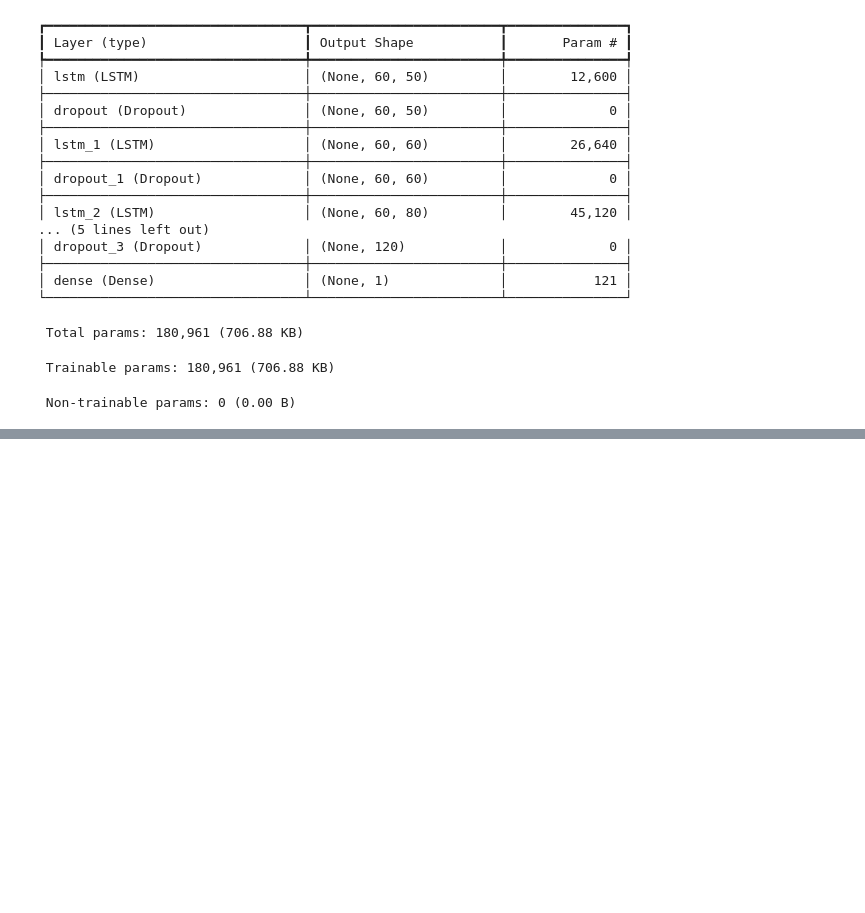
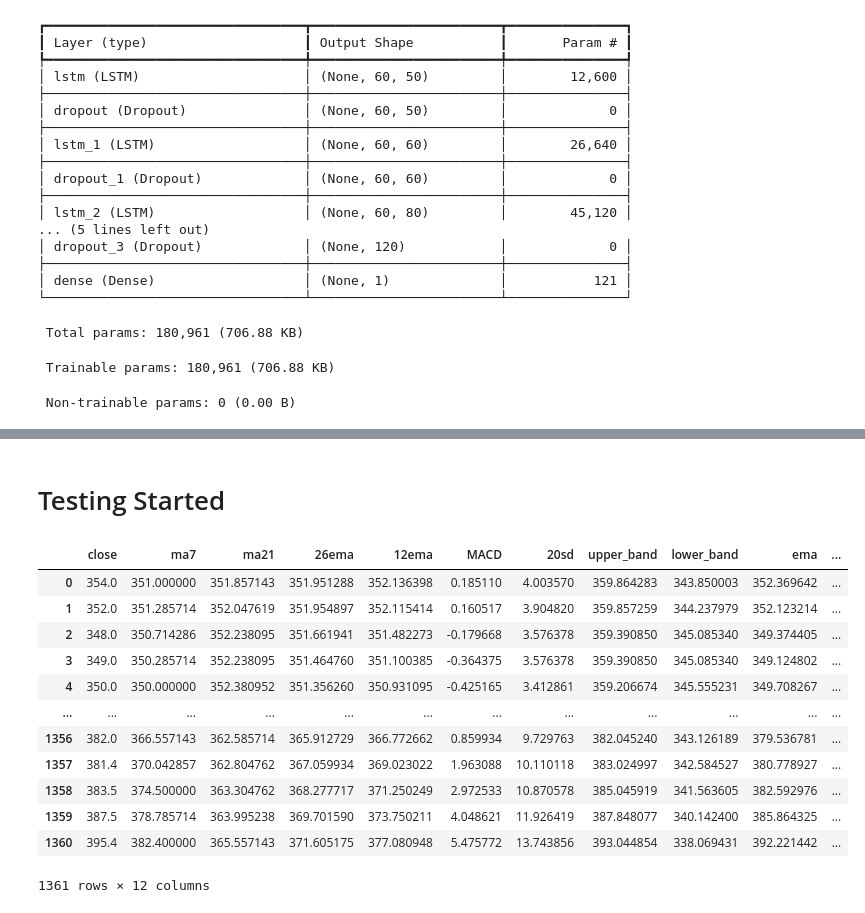
Before and after one commit to SamirWagle/Stock-Market-Prediction-using-RSI-and-MACD, a Jupyter notebook: stockpredict.ipynb, the cells around one changed output, grey strips where cells are left out. Drawn from its saved outputs; the diff is of its cells as text; code cells hidden in the pictures; blank space fills up the shorter version.

Commit message:
indexing should be corrected. Web implementation left. Others are complete till now

```diff
--- a/stockpredict.ipynb
+++ b/stockpredict.ipynb
@@ -266,7 +266,7 @@ data_training
 | 2019-01-30 | 339.0 | 341.285714 | 345.095238 | 344.578286 | 342.787929 | -1.790357 | 3.645611 | 352.386459 | 337.804017 | 339.707903 | ... |
 1901 rows × 12 columns
 # %%
-data_testing = df[df.index >= '2019-01-31'].copy()
+data_testing = df[df.index >= '2022-01-31'].copy()
 data_testing
 # %% [output]
 |  | close | ma7 | ma21 | 26ema | 12ema | MACD | 20sd | upper_band | lower_band | ema | ... |
@@ -358,0 +382,21 @@ Model: "sequential"
+# %% [markdown]
+# Testing Started
+# %%
+past_60 = data_training.tail(60)
+
+dt = pd.concat([past_60, data_testing], ignore_index=True)
+dt
+# %% [output]
+|  | close | ma7 | ma21 | 26ema | 12ema | MACD | 20sd | upper_band | lower_band | ema | ... |
+| 0 | 354.0 | 351.000000 | 351.857143 | 351.951288 | 352.136398 | 0.185110 | 4.003570 | 359.864283 | 343.850003 | 352.369642 | ... |
+| 1 | 352.0 | 351.285714 | 352.047619 | 351.954897 | 352.115414 | 0.160517 | 3.904820 | 359.857259 | 344.237979 | 352.123214 | ... |
+| 2 | 348.0 | 350.714286 | 352.238095 | 351.661941 | 351.482273 | -0.179668 | 3.576378 | 359.390850 | 345.085340 | 349.374405 | ... |
+| 3 | 349.0 | 350.285714 | 352.238095 | 351.464760 | 351.100385 | -0.364375 | 3.576378 | 359.390850 | 345.085340 | 349.124802 | ... |
+| 4 | 350.0 | 350.000000 | 352.380952 | 351.356260 | 350.931095 | -0.425165 | 3.412861 | 359.206674 | 345.555231 | 349.708267 | ... |
+| ... | ... | ... | ... | ... | ... | ... | ... | ... | ... | ... | ... |
+| 1356 | 382.0 | 366.557143 | 362.585714 | 365.912729 | 366.772662 | 0.859934 | 9.729763 | 382.045240 | 343.126189 | 379.536781 | ... |
+| 1357 | 381.4 | 370.042857 | 362.804762 | 367.059934 | 369.023022 | 1.963088 | 10.110118 | 383.024997 | 342.584527 | 380.778927 | ... |
+| 1358 | 383.5 | 374.500000 | 363.304762 | 368.277717 | 371.250249 | 2.972533 | 10.870578 | 385.045919 | 341.563605 | 382.592976 | ... |
+| 1359 | 387.5 | 378.785714 | 363.995238 | 369.701590 | 373.750211 | 4.048621 | 11.926419 | 387.848077 | 340.142400 | 385.864325 | ... |
+| 1360 | 395.4 | 382.400000 | 365.557143 | 371.605175 | 377.080948 | 5.475772 | 13.743856 | 393.044854 | 338.069431 | 392.221442 | ... |
+1361 rows × 12 columns
```
Also changed, not shown: parts of 9 cells of this notebook.
